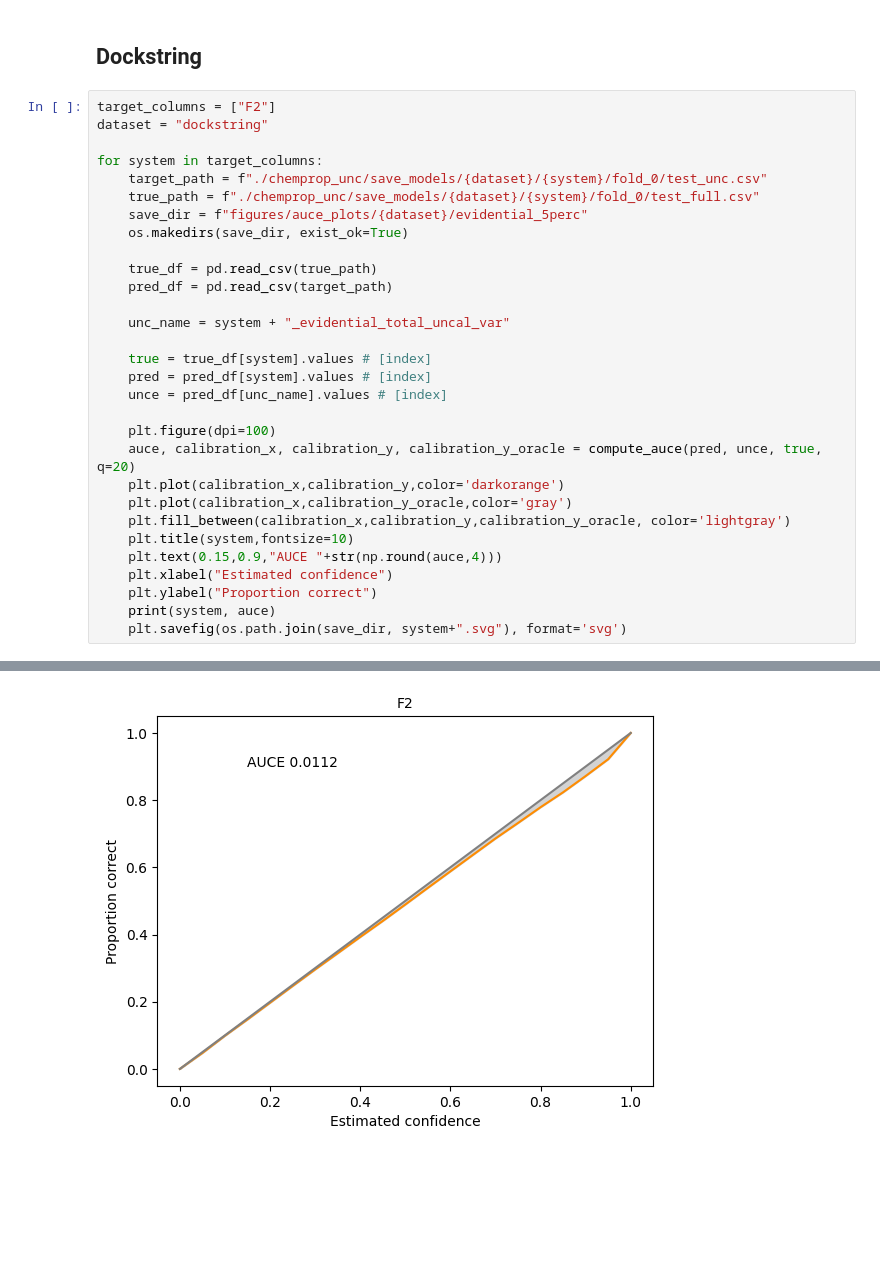
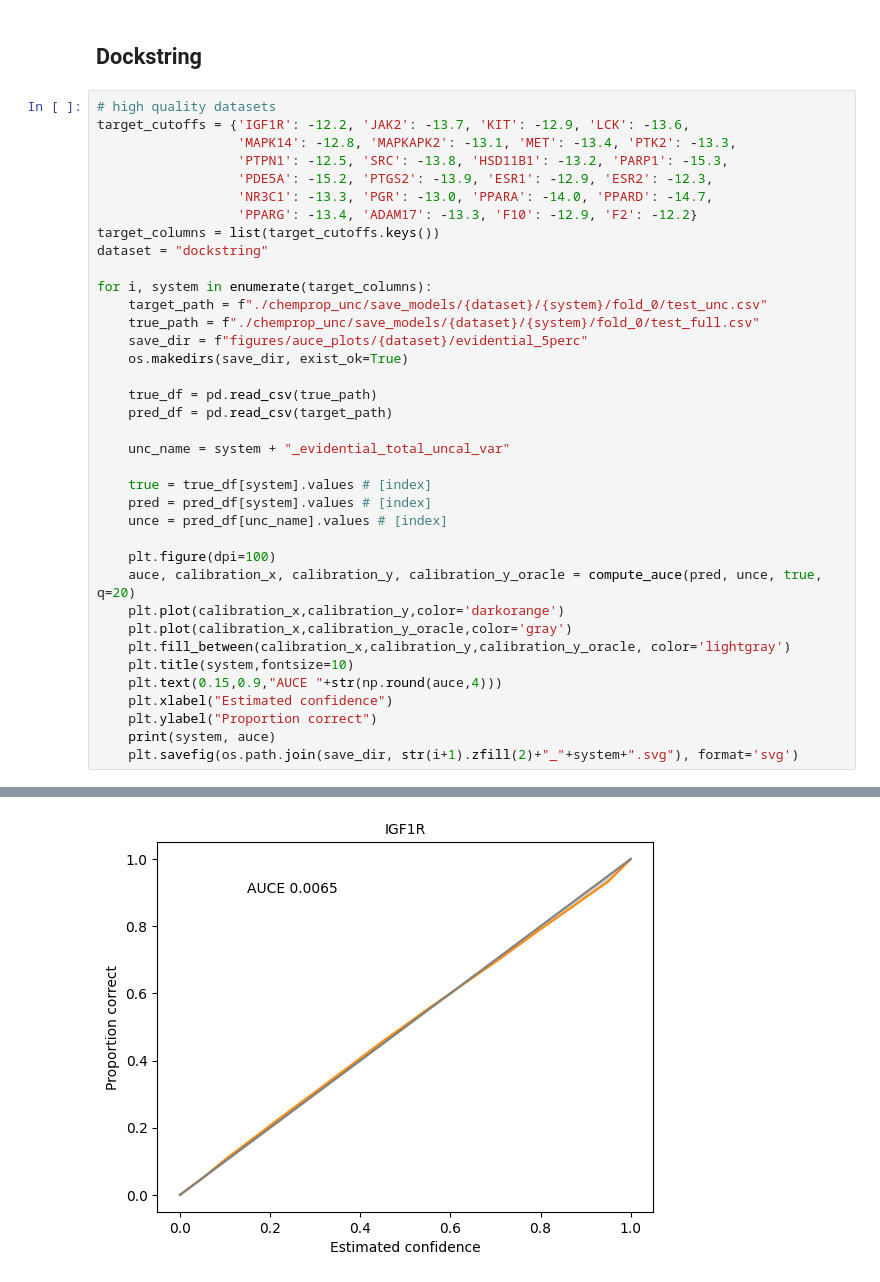
Before and after one commit to Lung-Yi/uncmoo, a Jupyter notebook: auce_plot.ipynb, the cells around one changed output, grey strips where cells are left out. Saved outputs shown, nothing was run; the diff lists cells and outputs as text; blank space fills up the shorter version.

```diff
--- a/auce_plot.ipynb
+++ b/auce_plot.ipynb
@@ -259,10 +260,17 @@ reaction_energy 0.08584990958408682
 # %% [markdown]
 ## Dockstring
 # %%
-target_columns = ["F2"]
+# high quality datasets
+target_cutoffs = {'IGF1R': -12.2, 'JAK2': -13.7, 'KIT': -12.9, 'LCK': -13.6,
+                  'MAPK14': -12.8, 'MAPKAPK2': -13.1, 'MET': -13.4, 'PTK2': -13.3,
+                  'PTPN1': -12.5, 'SRC': -13.8, 'HSD11B1': -13.2, 'PARP1': -15.3,
+                  'PDE5A': -15.2, 'PTGS2': -13.9, 'ESR1': -12.9, 'ESR2': -12.3,
+                  'NR3C1': -13.3, 'PGR': -13.0, 'PPARA': -14.0, 'PPARD': -14.7,
+                  'PPARG': -13.4, 'ADAM17': -13.3, 'F10': -12.9, 'F2': -12.2}
+target_columns = list(target_cutoffs.keys())
 dataset = "dockstring"
 
-for system in target_columns:
+for i, system in enumerate(target_columns):
     target_path = f"./chemprop_unc/save_models/{dataset}/{system}/fold_0/test_unc.csv"
     true_path = f"./chemprop_unc/save_models/{dataset}/{system}/fold_0/test_full.csv"
     save_dir = f"figures/auce_plots/{dataset}/evidential_5perc"
@@ -287,5 +295,5 @@ for system in target_columns:
     plt.xlabel("Estimated confidence")
     plt.ylabel("Proportion correct")
     print(system, auce)
-    plt.savefig(os.path.join(save_dir, system+".svg"), format='svg')
+    plt.savefig(os.path.join(save_dir, str(i+1).zfill(2)+"_"+system+".svg"), format='svg')
 # %% [output]
@@ -293 +324 @@ F2 0.011175283490294065
-[figure, old version]
+[figure, new version]
```
Also changed, not shown: parts of 3 cells of this notebook, 11 other files.
